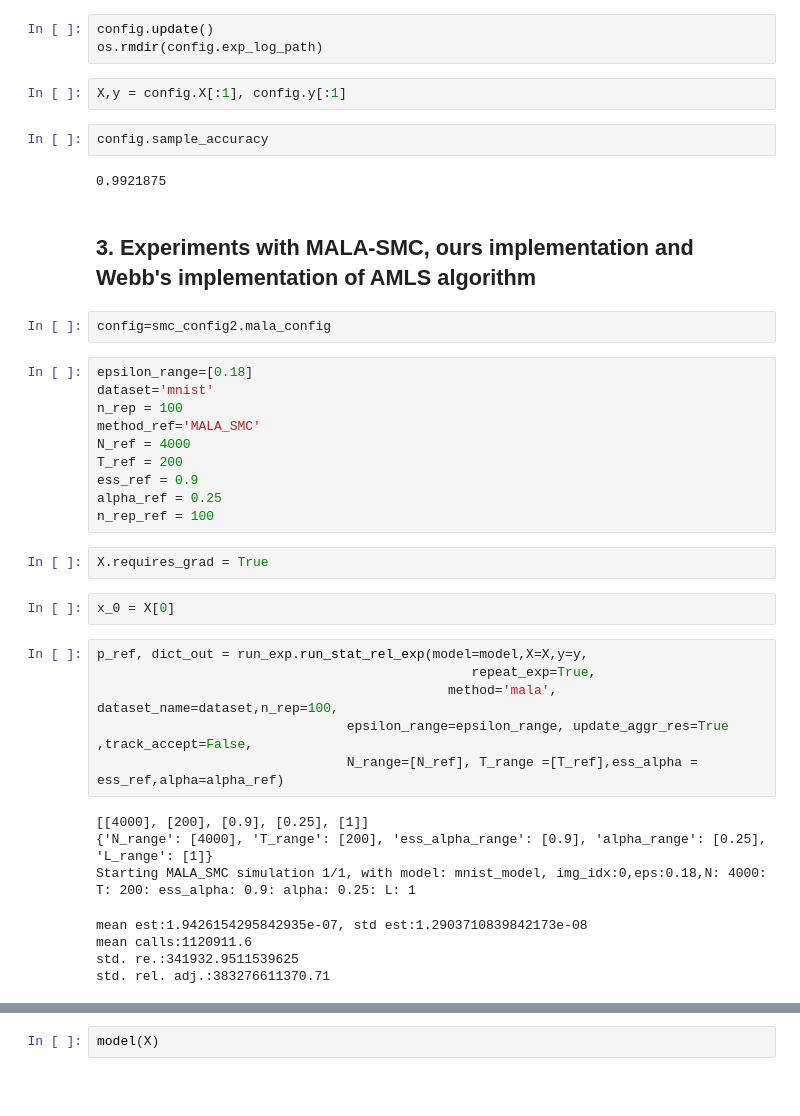
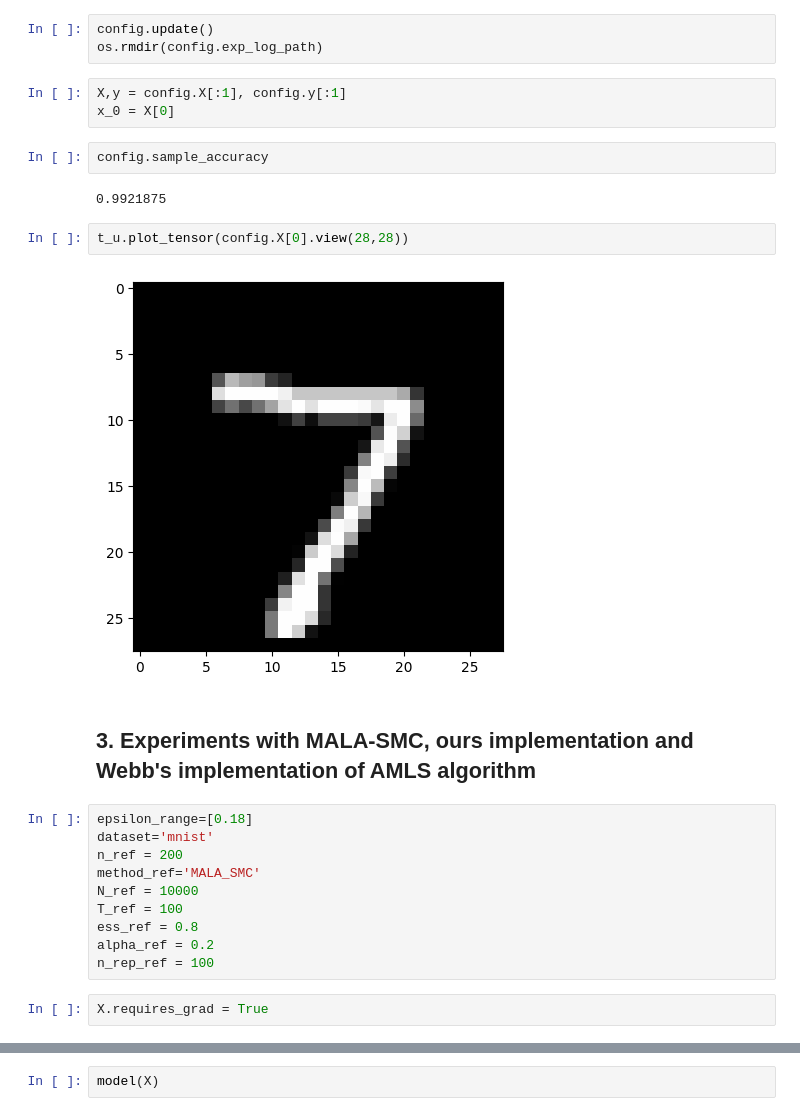
Before and after one commit to karimtito/stat_reliability_measure, a Jupyter notebook: notebooks/test_run_exp.ipynb, the cells around one changed output, grey strips where cells are left out. Saved outputs shown, nothing was run; the diff lists cells and outputs as text; blank space fills up the shorter version.

```diff
--- a/notebooks/test_run_exp.ipynb
+++ b/notebooks/test_run_exp.ipynb
@@ -56,39 +59,26 @@ config.update()
 os.rmdir(config.exp_log_path)
 # %%
 X,y = config.X[:1], config.y[:1]
+x_0 = X[0]
 # %%
 config.sample_accuracy
 # %% [output]
 0.9921875
+# %%
+t_u.plot_tensor(config.X[0].view(28,28))
+# %% [output]
+[figure, added]
 # %% [markdown]
 ## 3. Experiments with MALA-SMC, ours implementation and Webb's implementation of AMLS algorithm
-# %%
-config=smc_config2.mala_config
 # %%
 epsilon_range=[0.18]
 dataset='mnist'
-n_rep = 100
+n_ref = 200
 method_ref='MALA_SMC'
-N_ref = 4000
-T_ref = 200
-ess_ref = 0.9
-alpha_ref = 0.25
+N_ref = 10000
+T_ref = 100
+ess_ref = 0.8
+alpha_ref = 0.2
 n_rep_ref = 100
 # %%
 X.requires_grad = True
-# %%
-x_0 = X[0]
-# %%
-p_ref, dict_out = run_exp.run_stat_rel_exp(model=model,X=X,y=y,
-                                                repeat_exp=True,
-                                             method='mala', dataset_name=dataset,n_rep=100,
-                                epsilon_range=epsilon_range, update_aggr_res=True ,track_accept=False,
-                                N_range=[N_ref], T_range =[T_ref],ess_alpha = ess_ref,alpha=alpha_ref)
-# %% [output]
-[[4000], [200], [0.9], [0.25], [1]]
-{'N_range': [4000], 'T_range': [200], 'ess_alpha_range': [0.9], 'alpha_range': [0.25], 'L_range': [1]}
-Starting MALA_SMC simulation 1/1, with model: mnist_model, img_idx:0,eps:0.18,N: 4000: T: 200: ess_alpha: 0.9: alpha: 0.25: L: 1
-mean est:1.9426154295842935e-07, std est:1.2903710839842173e-08
-mean calls:1120911.6
-std. re.:341932.9511539625
-std. rel. adj.:383276611370.71
```
Also changed, not shown: parts of 25 cells of this notebook, 3 other files.
